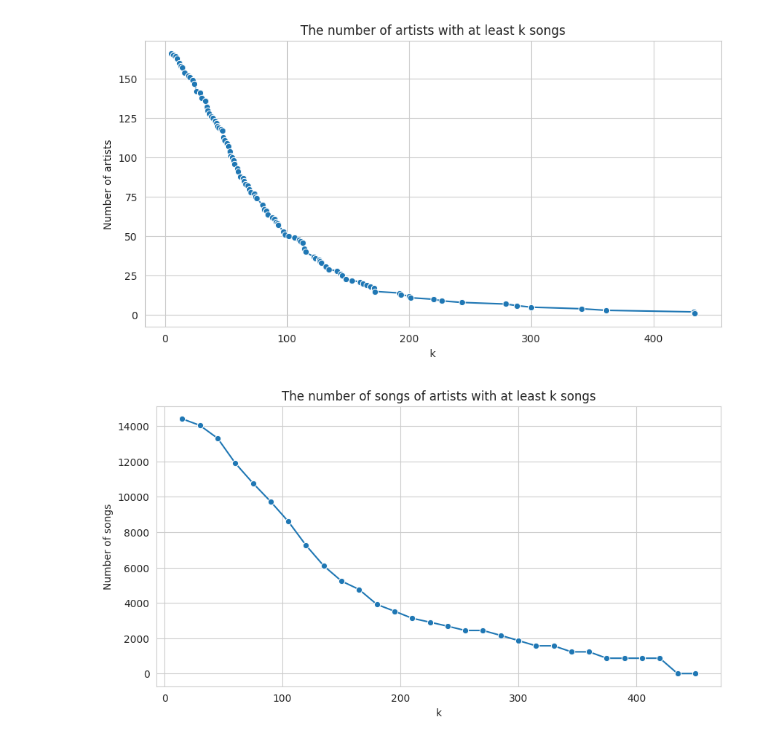
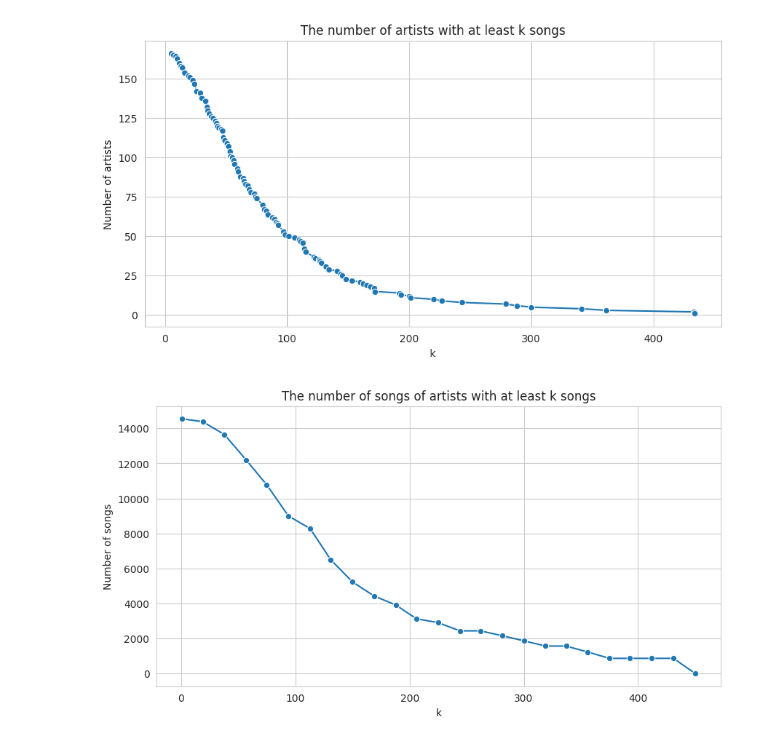
Before and after one commit to Bidusa-Kashani/MelodyMaster, a Jupyter notebook: 1 - Preprocessing.ipynb, the cells around one changed output. Drawn from its saved outputs; the diff is of its cells as text; code cells hidden in the pictures.

Commit message:
Distribution graphs

```diff
--- a/1 - Preprocessing.ipynb
+++ b/1 - Preprocessing.ipynb
@@ -72,13 +72,13 @@ sns.lineplot(data=artists_per_threshold, marker='o');
 # %% [output]
 [figure]
 # %%
-threshold = list(range(450, 1, -15))
+threshold = np.linspace(1, 450, 25, dtype=int)
 songs_per_threshold = [(songs_per_artist[songs_per_artist >= threshold]).sum() for threshold in threshold]
 
 plt.figure(figsize=(10, 5))
 plt.title('The number of songs of artists with at least k songs')
 plt.xlabel('k')
 plt.ylabel('Number of songs')
 sns.lineplot(x=threshold, y=songs_per_threshold, marker='o');
 # %% [output]
-[figure, old version]
+[figure, new version]
```
